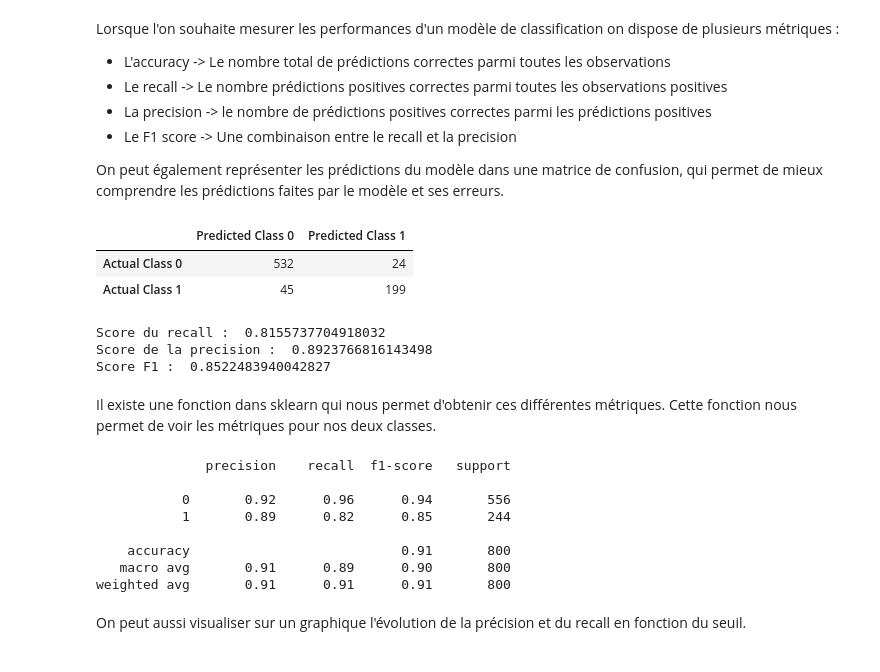
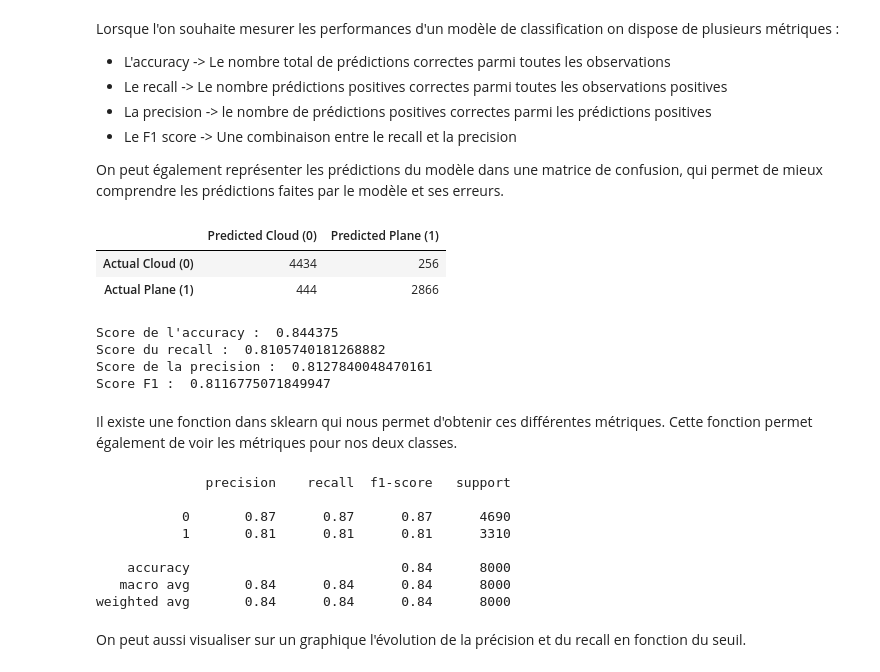
Before and after one commit to ElieLECAS/ML_avance, a Jupyter notebook: roc_auc/roc_auc.ipynb, the cells around one changed output. Drawn from its saved outputs; the diff is of its cells as text; code cells hidden in the pictures.

```diff
--- a/roc_auc/roc_auc.ipynb
+++ b/roc_auc/roc_auc.ipynb
@@ -64,4 +75,4 @@ from sklearn.model_selection import train_test_split, cross_val_predict
 # %%
 # Création d'un jeu de données avec deux classes à prédire
 
-X, y = make_classification(n_samples=1000, n_features=10, n_informative=3, n_classes=2, weights= [0.7], random_state=42)
+X, y = make_classification(n_samples=10000, n_features=10, n_informative=3, n_classes=2, weights= [0.6, 0.4], flip_y=0.1, random_state=42)
@@ -78,16 +91,14 @@ On va entrainer deux modèles pour montrer l'utilisation de la courbe ROC et AUC
 # %%
-from sklearn.linear_model import SGDClassifier
+from sklearn.tree import DecisionTreeClassifier
 from sklearn.ensemble import RandomForestClassifier
 
 # Entrainement de plusieurs modèles de classifications
-
-sgd_clf = SGDClassifier(random_state=42)
-sgd_clf.fit(X_train, y_train)
+tr_clf = DecisionTreeClassifier(random_state=42)
+tr_clf.fit(X_train, y_train)
 
 rf_clf = RandomForestClassifier(random_state=42)
 rf_clf.fit(X_train, y_train)
 
-# On sauvegarde les prédictions faites sur le train test pour les modèles
-
-y_train_pred_sgd = cross_val_predict(sgd_clf, X_train, y_train, cv=3)
-y_train_pred_rf = cross_val_predict(rf_clf, X_train, y_train, cv=3)
+# On sauvegarde les prédictions faites sur le training set pour les modèles
+y_train_pred_tr = cross_val_predict(tr_clf, X_train, y_train)
+y_train_pred_rf = cross_val_predict(rf_clf, X_train, y_train)
@@ -103,39 +116,41 @@ Lorsque l'on souhaite mesurer les performances d'un modèle de classification on
 
 On peut également représenter les prédictions du modèle dans une matrice de confusion, qui permet de mieux comprendre les prédictions faites par le modèle et ses erreurs.
 # %%
-from sklearn.metrics import confusion_matrix, f1_score, precision_score, recall_score, precision_recall_curve
+from sklearn.metrics import accuracy_score, confusion_matrix, f1_score, precision_score, recall_score, precision_recall_curve
 
 # On crée la matrice de confusion en passant les classes et les prédictions du modèle
-cm = confusion_matrix(y_train, y_train_pred_sgd)
-conf_matrix = pd.DataFrame(cm, index=["Actual Class 0", "Actual Class 1"], columns=["Predicted Class 0", "Predicted Class 1"])
+cm = confusion_matrix(y_train, y_train_pred_rf)
+conf_matrix = pd.DataFrame(cm, index=["Actual Cloud (0)", "Actual Plane (1)"], columns=["Predicted Cloud (0)", "Predicted Plane (1)"])
 
 display(conf_matrix)
 
-print("Score du recall : ", recall_score(y_train, y_train_pred_sgd))
-print("Score de la precision : ", precision_score(y_train, y_train_pred_sgd))
-print("Score F1 : ", f1_score(y_train, y_train_pred_sgd))
+print("Score de l'accuracy : ", accuracy_score(y_train, y_train_pred_tr))
+print("Score du recall : ", recall_score(y_train, y_train_pred_tr))
+print("Score de la precision : ", precision_score(y_train, y_train_pred_tr))
+print("Score F1 : ", f1_score(y_train, y_train_pred_tr))
 # %% [output]
-|  | Predicted Class 0 | Predicted Class 1 |
-| Actual Class 0 | 532 | 24 |
-| Actual Class 1 | 45 | 199 |
+|  | Predicted Cloud (0) | Predicted Plane (1) |
+| Actual Cloud (0) | 4434 | 256 |
+| Actual Plane (1) | 444 | 2866 |
-Score du recall :  0.8155737704918032
-Score de la precision :  0.8923766816143498
-Score F1 :  0.8522483940042827
+Score de l'accuracy :  0.844375
+Score du recall :  0.8105740181268882
+Score de la precision :  0.8127840048470161
+Score F1 :  0.8116775071849947
 # %% [markdown]
-Il existe une fonction dans sklearn qui nous permet d'obtenir ces différentes métriques. Cette fonction nous permet de voir les métriques pour nos deux classes.
+Il existe une fonction dans sklearn qui nous permet d'obtenir ces différentes métriques. Cette fonction  permet également de voir les métriques pour nos deux classes.
 # %%
 from sklearn.metrics import classification_report
 
-print(classification_report(y_train, y_train_pred_sgd))
+print(classification_report(y_train, y_train_pred_tr))
 # %% [output]
               precision    recall  f1-score   support
 
-           0       0.92      0.96      0.94       556
-           1       0.89      0.82      0.85       244
+           0       0.87      0.87      0.87      4690
+           1       0.81      0.81      0.81      3310
 
-    accuracy                           0.91       800
-   macro avg       0.91      0.89      0.90       800
-weighted avg       0.91      0.91      0.91       800
+    accuracy                           0.84      8000
+   macro avg       0.84      0.84      0.84      8000
+weighted avg       0.84      0.84      0.84      8000
 # %% [markdown]
 On peut aussi visualiser sur un graphique l'évolution de la précision et du recall en fonction du seuil.
 # %%
```
Also changed, not shown: parts of 30 cells of this notebook, 5 other files.
